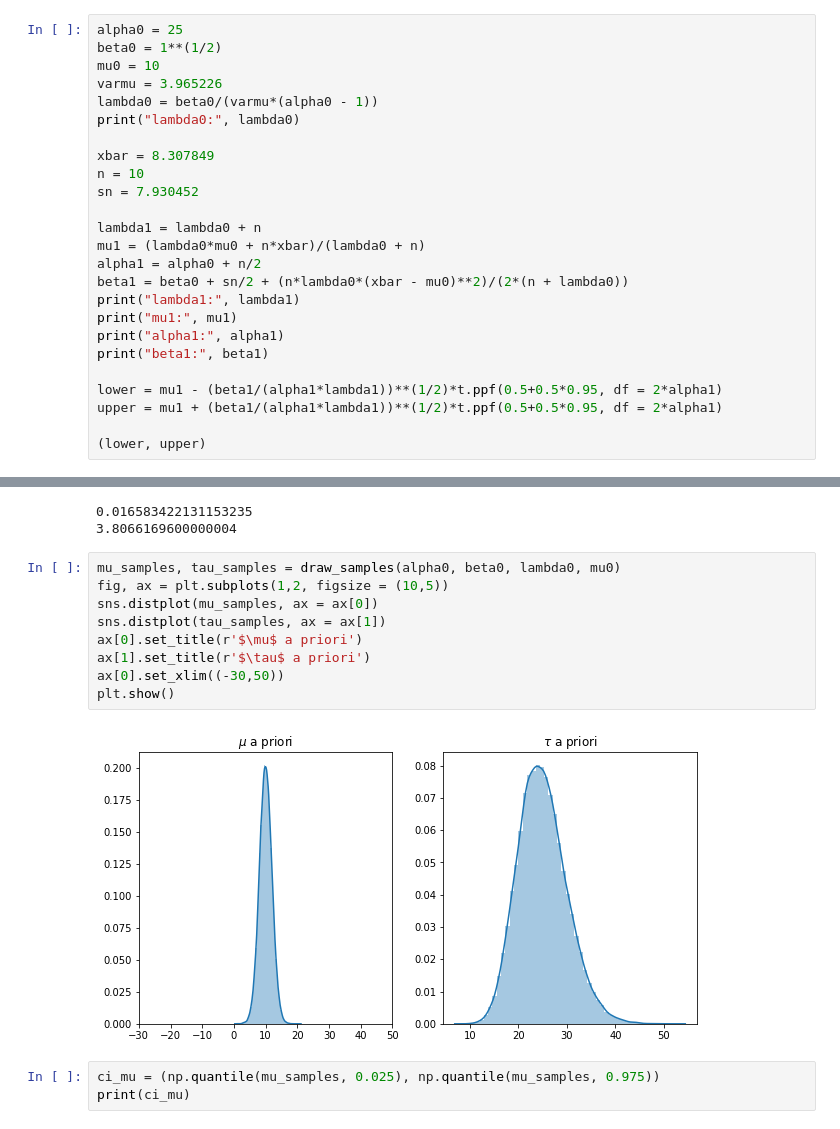
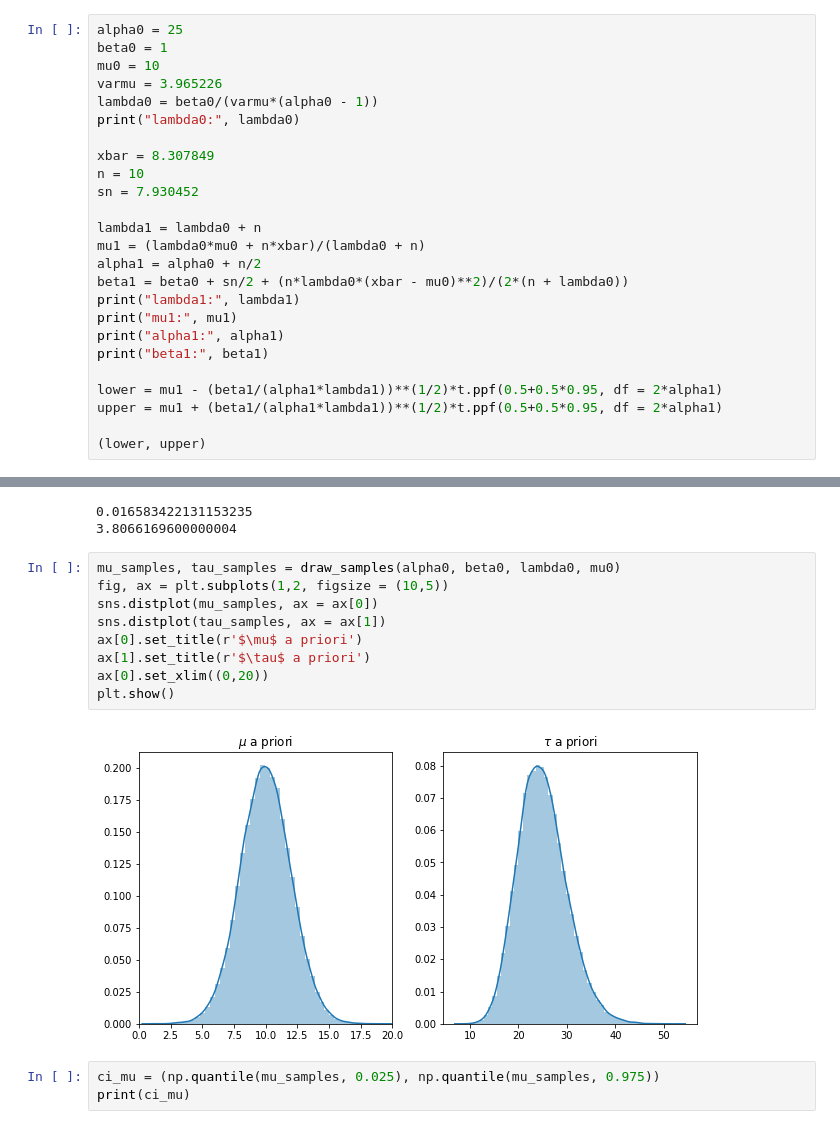
Before and after one commit to IgorMichels/Statistical_Inference, a Jupyter notebook: 3º Trabalho/Simulações.ipynb, the cells around one changed output, grey strips where cells are left out. Saved outputs shown, nothing was run; the diff lists cells and outputs as text.

```diff
--- a/3º Trabalho/Simulações.ipynb
+++ b/3º Trabalho/Simulações.ipynb
@@ -105,7 +105,7 @@ plt.show()
 # 2ª Forma
 # %%
 alpha0 = 25
-beta0 = 1**(1/2)
+beta0 = 1
 mu0 = 10
 varmu = 3.965226
 lambda0 = beta0/(varmu*(alpha0 - 1))
@@ -146,14 +146,14 @@ print(beta0/(alpha0*lambda0))
 # %%
 mu_samples, tau_samples = draw_samples(alpha0, beta0, lambda0, mu0)
 fig, ax = plt.subplots(1,2, figsize = (10,5))
 sns.distplot(mu_samples, ax = ax[0])
 sns.distplot(tau_samples, ax = ax[1])
 ax[0].set_title(r'$\mu$ a priori')
 ax[1].set_title(r'$\tau$ a priori')
-ax[0].set_xlim((-30,50))
+ax[0].set_xlim((0,20))
 plt.show()
 # %% [output]
-[figure, old version]
+[figure, new version]
 # %%
 ci_mu = (np.quantile(mu_samples, 0.025), np.quantile(mu_samples, 0.975))
 print(ci_mu)
```
Also changed, not shown: parts of 17 cells of this notebook.
